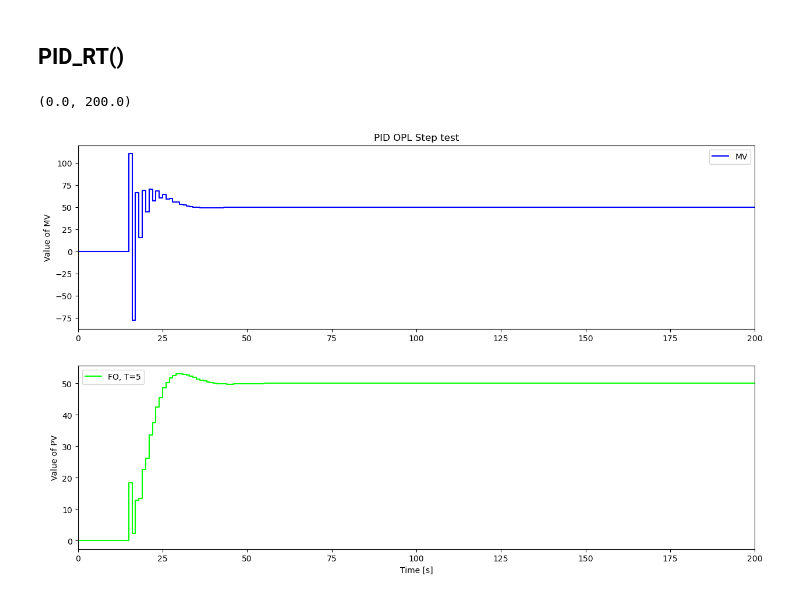
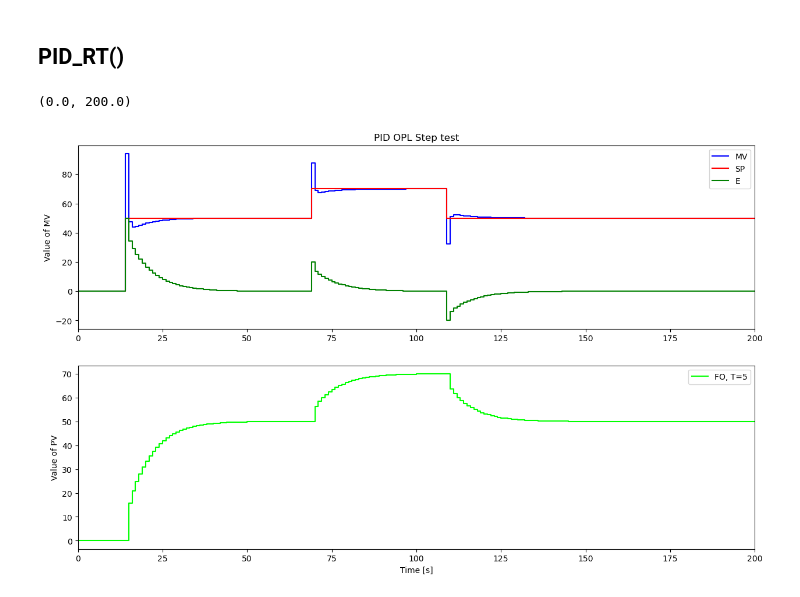
Before and after one commit to ARTHURVANBELLE/Control_Theory, a Jupyter notebook: package_LAB.ipynb, the cells around one changed output. Drawn from its saved outputs; the diff is of its cells as text; code cells hidden in the pictures.

```diff
--- a/package_LAB.ipynb
+++ b/package_LAB.ipynb
@@ -81,7 +81,7 @@ N = int(TSim/Ts) + 1
 
 # Path for MV
 MVPath = {0: 0, 15: 1, TSim: 1}
-SPPath = {0:0, 15:50, TSim:50}
+SPPath = {0:0, 15:50, 70:70, 110:50, TSim:50}
 
 t = []
 MV = [0]
@@ -97,10 +97,13 @@ MVD = []
 
 # Parameters
 Kp = 1
+KpExp = 0.4971
+KdExp = 0.3734
 Kc = 1
-Td = 0.5
-Ti = 2.3
-alpha = 0.3
+Td = 1
+Ti = 6
+alpha = 0.9
+theta_pExp = 4.386
 MVMin = 0
 MVMax = 100
 E = []
@@ -111,32 +114,34 @@ method='EBD-EBD'
 
 
 for i in range(0,N):
     t.append(i*Ts)
     #SelectPath_RT(MVPath,t,MV)
     SelectPath_RT(SPPath,t,SP)
 
     PID_RT(SP, PV, Man, MVMan, MVFF, Kc, Ti, Td, alpha, Ts, MVMin, MVMax, MV, MVP, MVI, MVD, E)
 
     FO_RT(MV,Kp,5,Ts,PV)
 
 
 
 plt.figure(figsize = (15,9))
 
 plt.subplot(2,1,1)
-plt.step(t,MV,'b-',label='MV',where='post')
+plt.step(t,MV,'b-',label='MV',where='pre')
+plt.step(t,SP,'r-',label='SP',where='pre')
+plt.step(t,E,'g-',label='E',where='pre')
 plt.ylabel('Value of MV')
 plt.title('PID OPL Step test')
 plt.legend(loc='best')
 plt.xlim([0, TSim])
 
 plt.subplot(2,1,2)
 plt.step(t,PV,'lime',label='FO, T=5',where='post')
 #plt.step(t,PV_TRAP,'springgreen',label='First order response plus delay (TRAP)',where='post')
 plt.ylabel('Value of PV')
 plt.xlabel('Time [s]')
 plt.legend(loc='best')
 plt.xlim([0, TSim])
 # %% [output]
 (0.0, 200.0)
-[figure, old version]
+[figure, new version]
```
Also changed, not shown: 1 other file.
